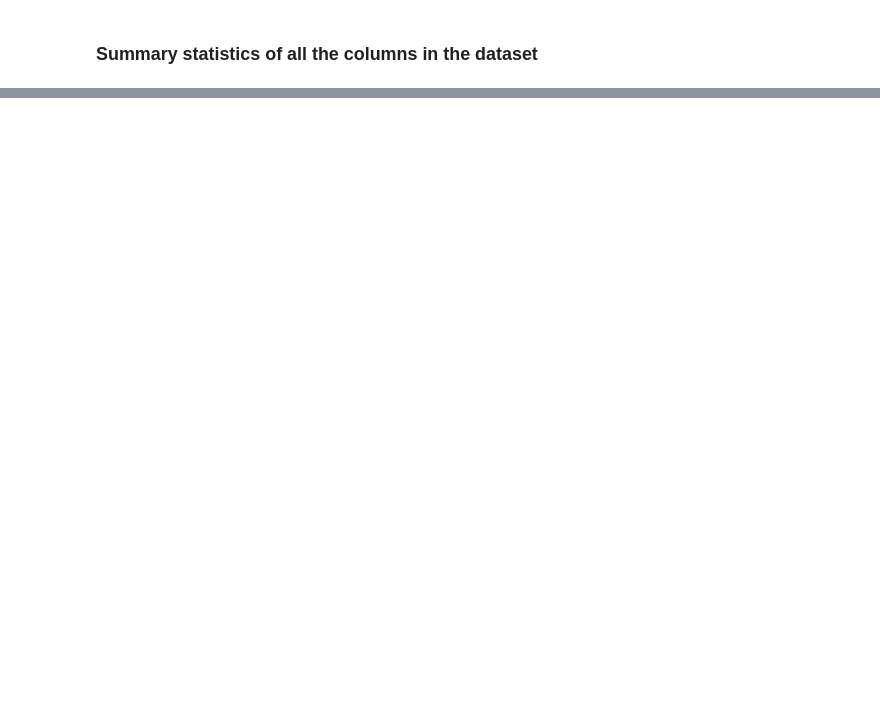
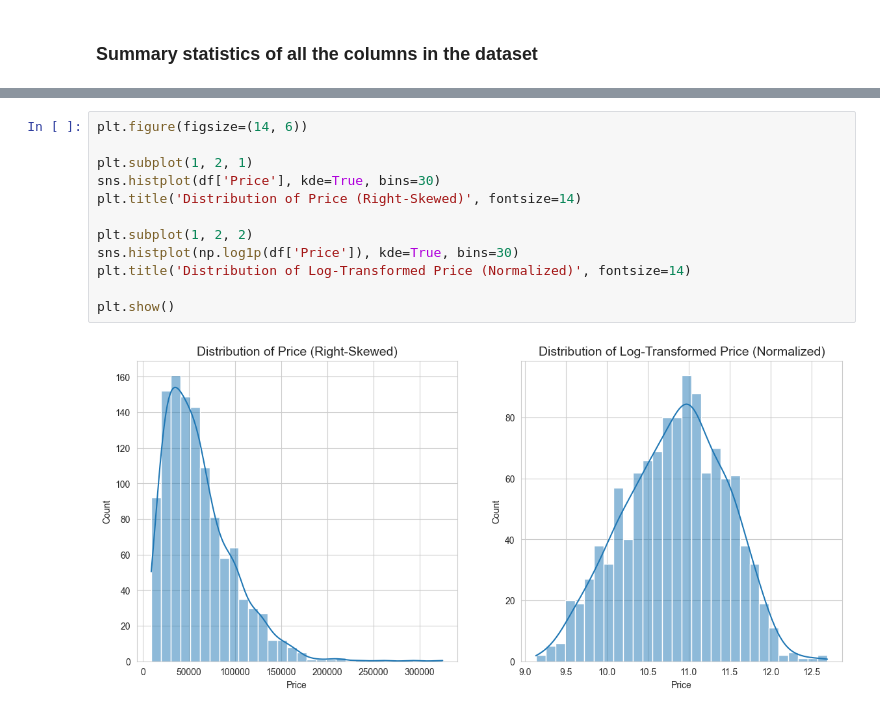
Before and after one commit to IamAbhinav03/laptop_price_task, a Jupyter notebook: notebooks/data_exploration.ipynb, the cells around one changed output, grey strips where cells are left out. Drawn from its saved outputs; the diff is of its cells as text; blank space fills up the shorter version.

```diff
--- a/notebooks/data_exploration.ipynb
+++ b/notebooks/data_exploration.ipynb
@@ -79,0 +114,14 @@ Index(['Company', 'TypeName', 'Inches', 'ScreenResolution', 'Cpu', 'Ram',
+# %%
+plt.figure(figsize=(14, 6))
+
+plt.subplot(1, 2, 1)
+sns.histplot(df['Price'], kde=True, bins=30)
+plt.title('Distribution of Price (Right-Skewed)', fontsize=14)
+
+plt.subplot(1, 2, 2)
+sns.histplot(np.log1p(df['Price']), kde=True, bins=30)
+plt.title('Distribution of Log-Transformed Price (Normalized)', fontsize=14)
+
+plt.show()
+# %% [output]
+[figure, added]
```
Also changed, not shown: parts of 8 cells of this notebook.
